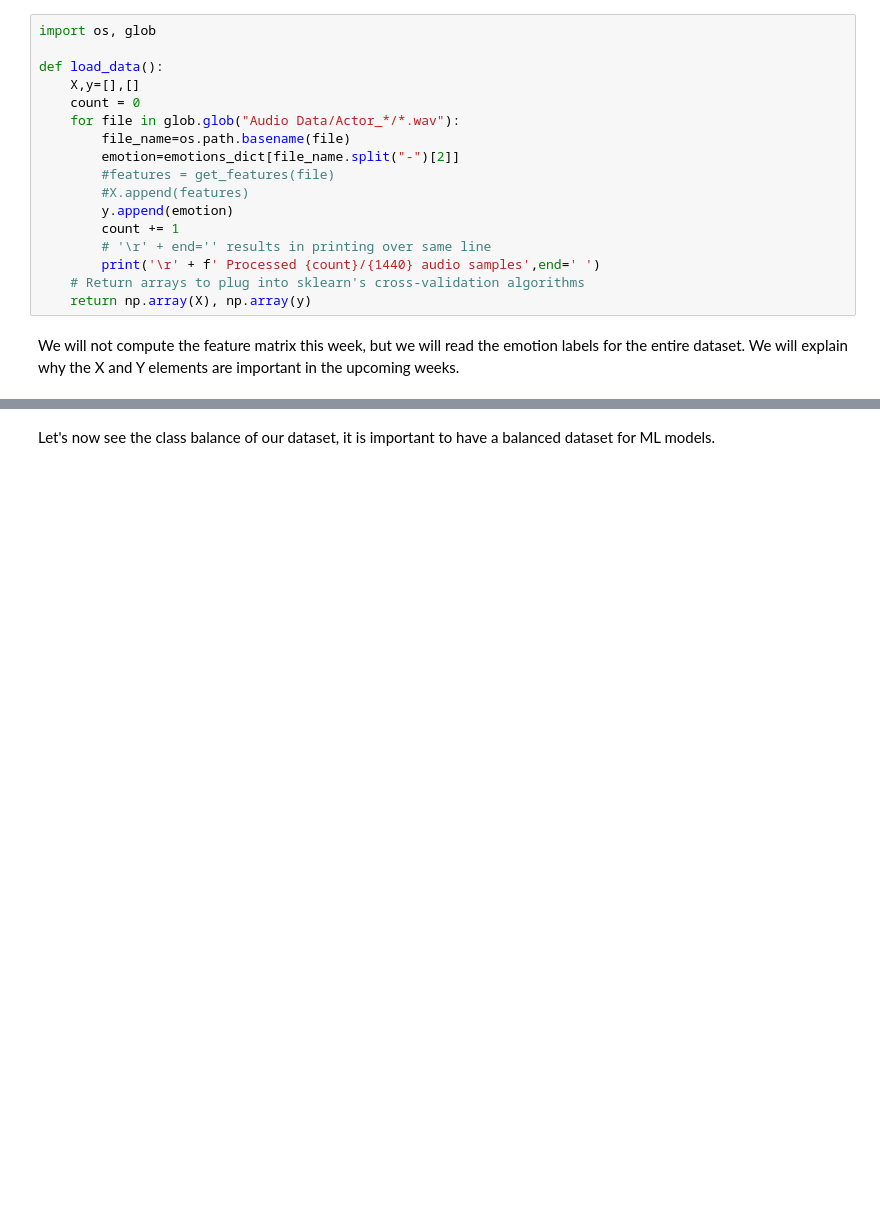
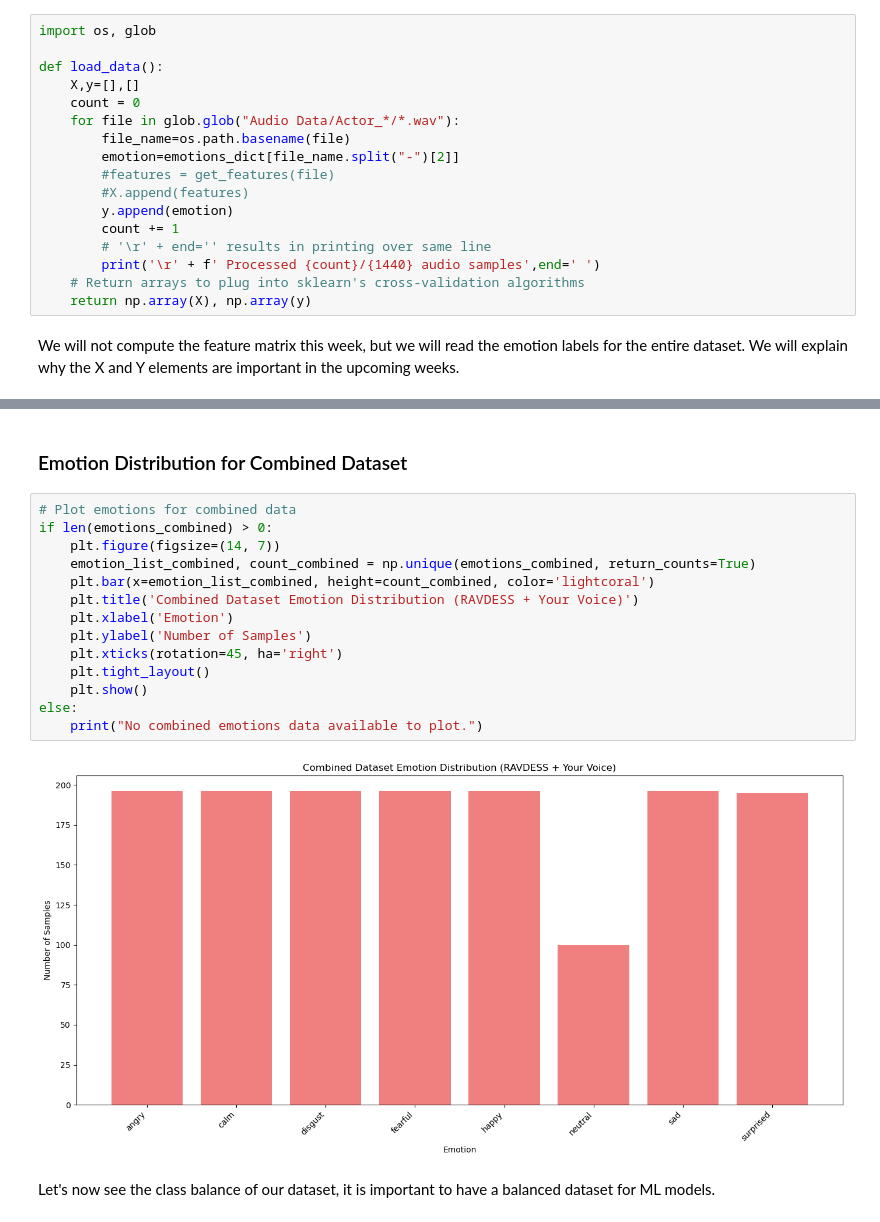
Before and after one commit to sherleen-13/Week1-Intro-to-Python, a Jupyter notebook: Week 2.ipynb, the cells around one changed output, grey strips where cells are left out. Saved outputs shown, nothing was run; the diff lists cells and outputs as text; blank space fills up the shorter version.

```diff
--- a/Week 2.ipynb
+++ b/Week 2.ipynb
@@ -726,3 +791,21 @@ def load_data(data_pattern):
+# %% [markdown]
+### Emotion Distribution for Combined Dataset
+# %%
+# Plot emotions for combined data
+if len(emotions_combined) > 0:
+    plt.figure(figsize=(14, 7))
+    emotion_list_combined, count_combined = np.unique(emotions_combined, return_counts=True)
+    plt.bar(x=emotion_list_combined, height=count_combined, color='lightcoral')
+    plt.title('Combined Dataset Emotion Distribution (RAVDESS + Your Voice)')
+    plt.xlabel('Emotion')
+    plt.ylabel('Number of Samples')
+    plt.xticks(rotation=45, ha='right')
+    plt.tight_layout()
+    plt.show()
+else:
+    print("No combined emotions data available to plot.")
+# %% [output]
+[figure, added]
 # %% [markdown]
 Let's now see the class balance of our dataset, it is important to have a balanced dataset for ML models.
 # %%
```
Also changed, not shown: parts of 10 cells of this notebook.
